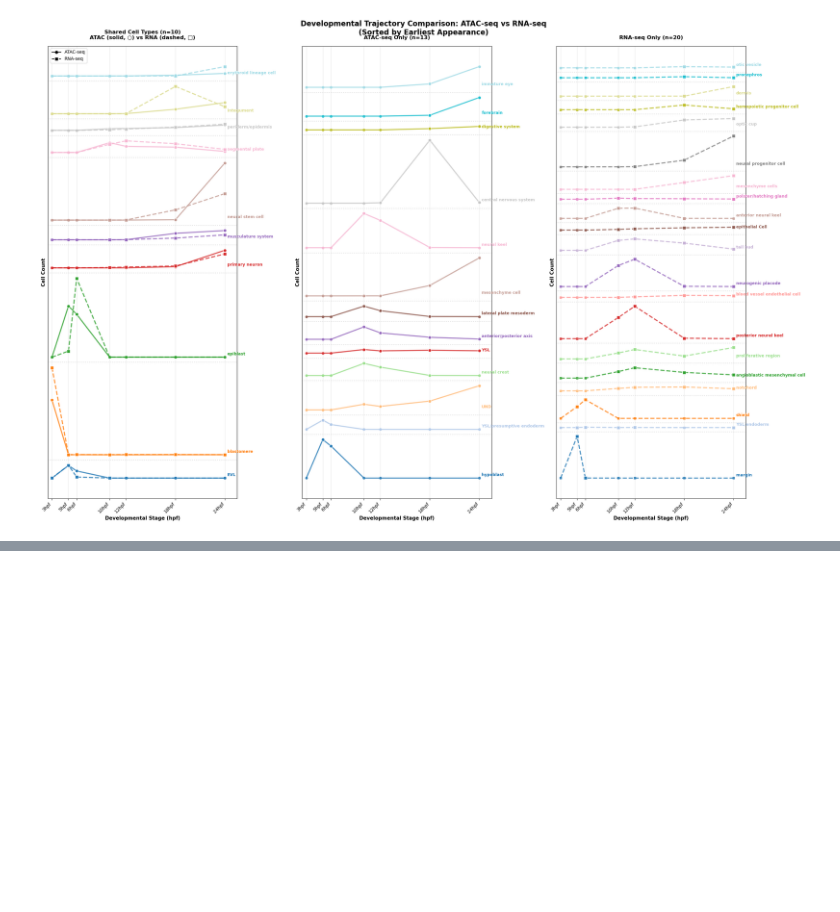
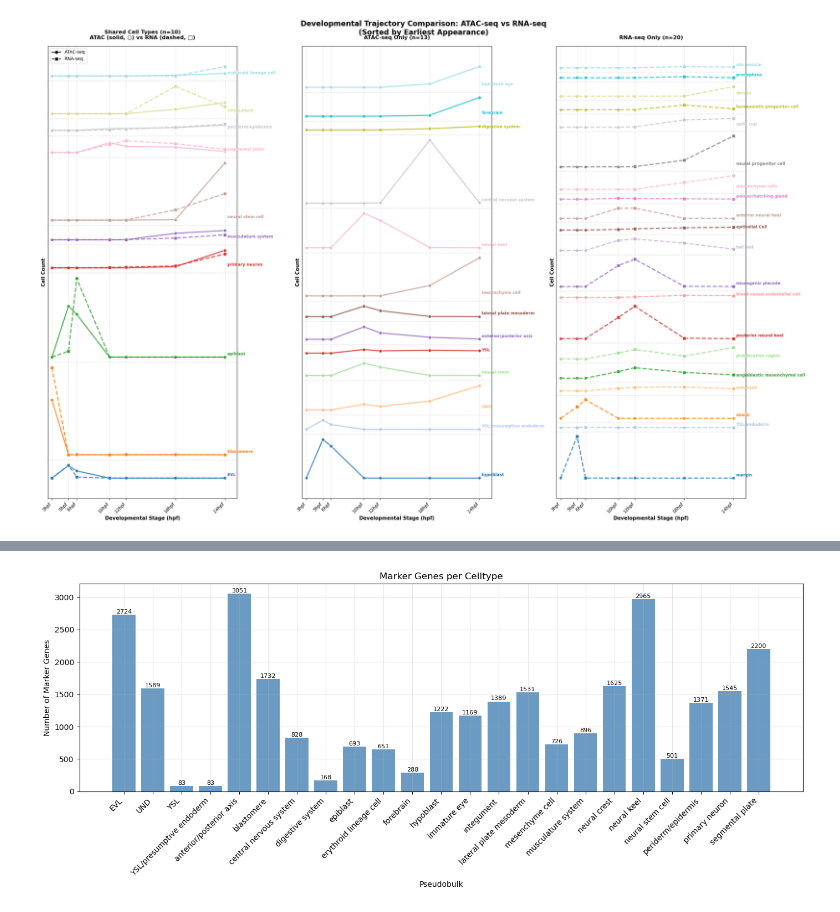
Before and after one commit to mourouzidou/zebrafish_development, a Jupyter notebook: notebooks/embryo/prepare_RNA_data.ipynb, the cells around one changed output, grey strips where cells are left out. Saved outputs shown, nothing was run; the diff lists cells and outputs as text; code cells hidden in the pictures; blank space fills up the shorter version.

```diff
--- a/notebooks/embryo/prepare_RNA_data.ipynb
+++ b/notebooks/embryo/prepare_RNA_data.ipynb
@@ -142,0 +203,4 @@ plt.show()
+# %%
+plot_marker_gene_counts(marker_genes_celltype, title="Marker Genes per Celltype")
+# %% [output]
+[figure, added]
```
Also changed, not shown: parts of 22 cells of this notebook, 3 other files.
